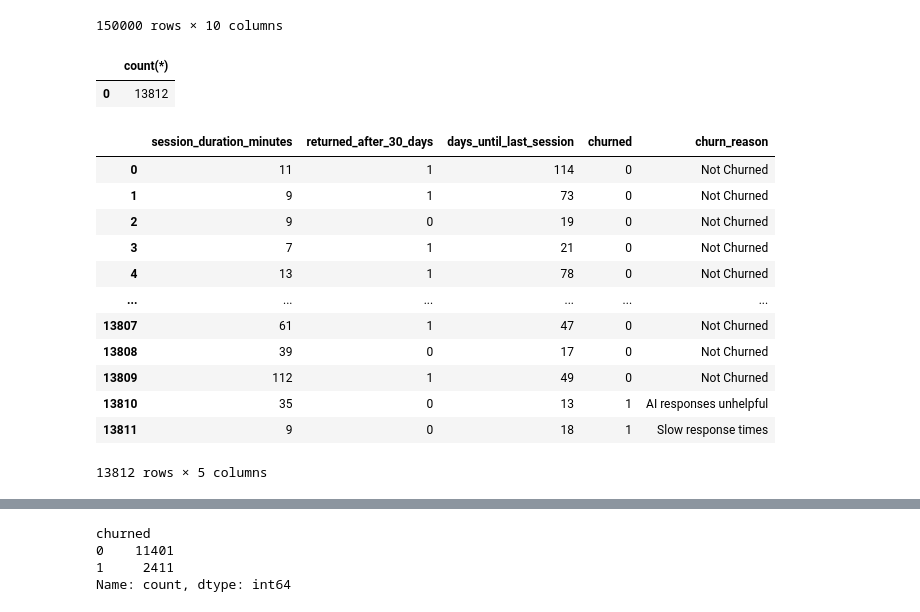
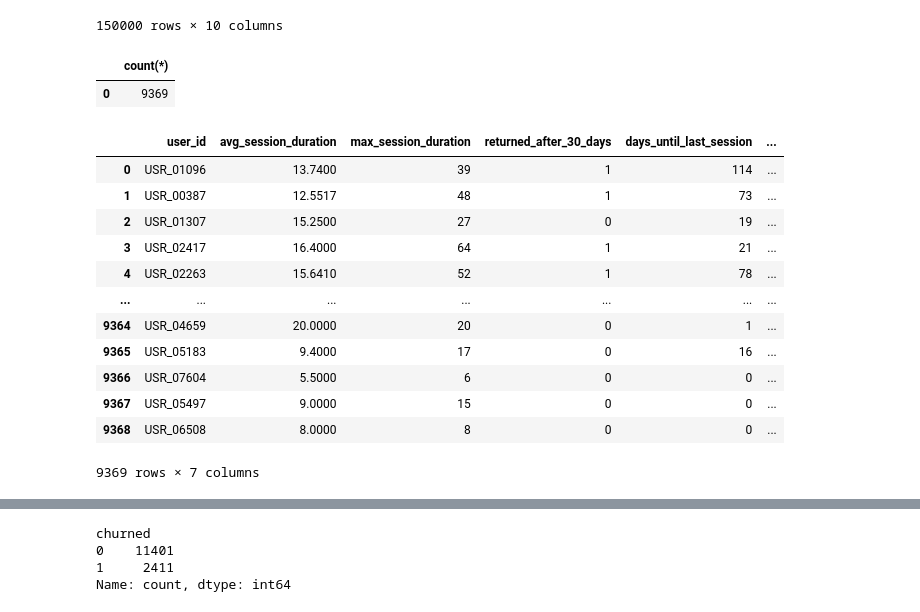
Before and after one commit to vishva0710/ai-chatbot-user-retention-analysis, a Jupyter notebook: AI_Chatbot_User_Retention_Analysis.ipynb, the cells around one changed output, grey strips where cells are left out. Saved outputs shown, nothing was run; the diff lists cells and outputs as text; code cells hidden in the pictures.

```diff
--- a/AI_Chatbot_User_Retention_Analysis.ipynb
+++ b/AI_Chatbot_User_Retention_Analysis.ipynb
@@ -1783,24 +1805,24 @@ with engin.connect() as con:
 # %%
-query='select count(*) from ret_sec'
+query='select count(*) from ret_sec_sql'
 pd.read_sql(query,engin)
 # %% [output]
 |  | count(*) |
-| 0 | 13812 |
+| 0 | 9369 |
 # %%
-ret_sec_df=pd.read_sql('select * from ret_sec',engin)
+ret_sec_left_df=pd.read_sql('select * from ret_sec_sql',engin)
 # %%
-ret_sec_df
+ret_sec_left_df
 # %% [output]
-|  | session_duration_minutes | returned_after_30_days | days_until_last_session | churned | churn_reason |
-| 0 | 11 | 1 | 114 | 0 | Not Churned |
-| 1 | 9 | 1 | 73 | 0 | Not Churned |
-| 2 | 9 | 0 | 19 | 0 | Not Churned |
-| 3 | 7 | 1 | 21 | 0 | Not Churned |
-| 4 | 13 | 1 | 78 | 0 | Not Churned |
-| ... | ... | ... | ... | ... | ... |
-| 13807 | 61 | 1 | 47 | 0 | Not Churned |
-| 13808 | 39 | 0 | 17 | 0 | Not Churned |
-| 13809 | 112 | 1 | 49 | 0 | Not Churned |
-| 13810 | 35 | 0 | 13 | 1 | AI responses unhelpful |
-| 13811 | 9 | 0 | 18 | 1 | Slow response times |
+|  | user_id | avg_session_duration | max_session_duration | returned_after_30_days | days_until_last_session | ... |
+| 0 | USR_01096 | 13.7400 | 39 | 1 | 114 | ... |
+| 1 | USR_00387 | 12.5517 | 48 | 1 | 73 | ... |
+| 2 | USR_01307 | 15.2500 | 27 | 0 | 19 | ... |
+| 3 | USR_02417 | 16.4000 | 64 | 1 | 21 | ... |
+| 4 | USR_02263 | 15.6410 | 52 | 1 | 78 | ... |
+| ... | ... | ... | ... | ... | ... | ... |
+| 9364 | USR_04659 | 20.0000 | 20 | 0 | 1 | ... |
+| 9365 | USR_05183 | 9.4000 | 17 | 0 | 16 | ... |
+| 9366 | USR_07604 | 5.5000 | 6 | 0 | 0 | ... |
+| 9367 | USR_05497 | 9.0000 | 15 | 0 | 0 | ... |
+| 9368 | USR_06508 | 8.0000 | 8 | 0 | 0 | ... |
-13812 rows × 5 columns
+9369 rows × 7 columns
```
Also changed, not shown: parts of 13 cells of this notebook, 1 other file.
